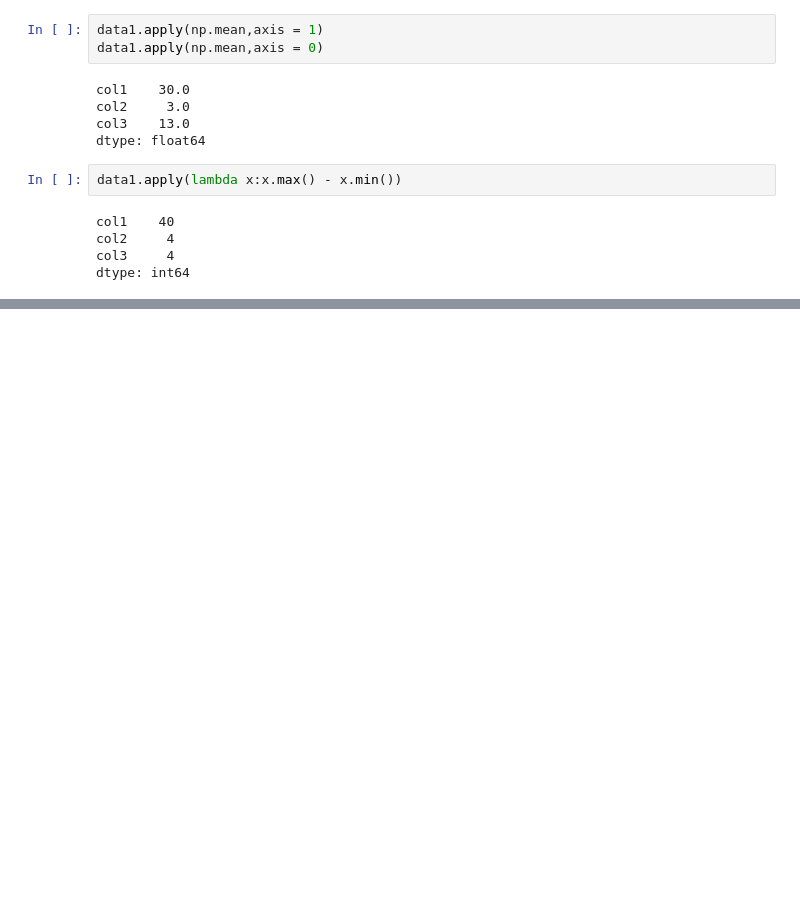
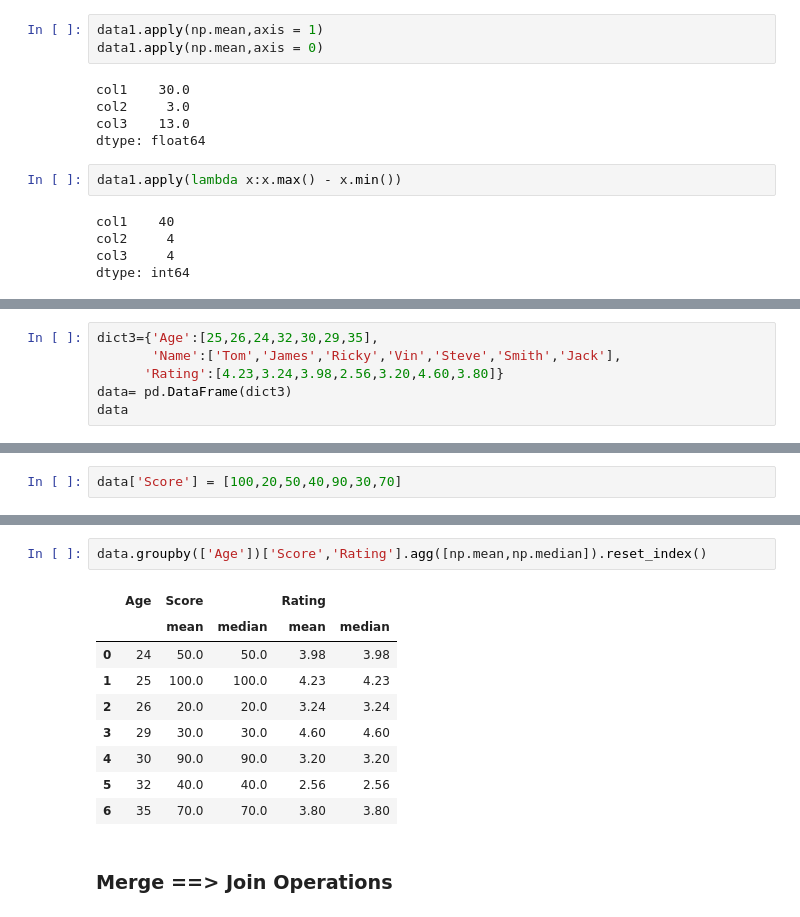
Before and after one commit to venkatesh-manikumar/Python_learnings, a Jupyter notebook: Pandas_learnings_day_1.ipynb, the cells around one changed output, grey strips where cells are left out. Saved outputs shown, nothing was run; the diff lists cells and outputs as text; blank space fills up the shorter version.

```diff
--- a/Pandas_learnings_day_1.ipynb
+++ b/Pandas_learnings_day_1.ipynb
@@ -382,0 +536,6 @@ dtype: int64
+# %%
+dict3={'Age':[25,26,24,32,30,29,35],
+       'Name':['Tom','James','Ricky','Vin','Steve','Smith','Jack'],
+      'Rating':[4.23,3.24,3.98,2.56,3.20,4.60,3.80]}
+data= pd.DataFrame(dict3)
+data
@@ -382,0 +551,2 @@ dtype: int64
+# %%
+data['Score'] = [100,20,50,40,90,30,70]
@@ -382,0 +611,14 @@ dtype: int64
+# %%
+data.groupby(['Age'])['Score','Rating'].agg([np.mean,np.median]).reset_index()
+# %% [output]
+|  | Age | Score |  | Rating |  |
+|  |  | mean | median | mean | median |
+| 0 | 24 | 50.0 | 50.0 | 3.98 | 3.98 |
+| 1 | 25 | 100.0 | 100.0 | 4.23 | 4.23 |
+| 2 | 26 | 20.0 | 20.0 | 3.24 | 3.24 |
+| 3 | 29 | 30.0 | 30.0 | 4.60 | 4.60 |
+| 4 | 30 | 90.0 | 90.0 | 3.20 | 3.20 |
+| 5 | 32 | 40.0 | 40.0 | 2.56 | 2.56 |
+| 6 | 35 | 70.0 | 70.0 | 3.80 | 3.80 |
+# %% [markdown]
+### Merge ==> Join Operations
```
Also changed, not shown: parts of 39 cells of this notebook.
